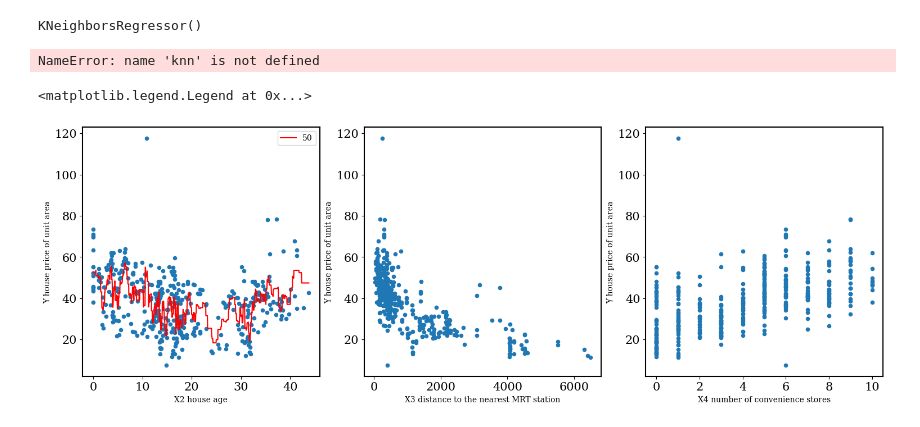
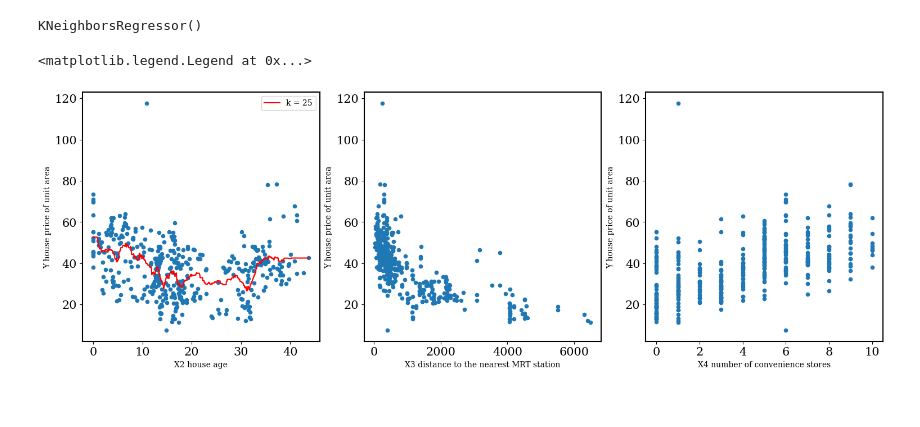
Before and after one commit to astroscar09/Elements_of_ML, a Jupyter notebook: 012925.ipynb, the cells around one changed output. Drawn from its saved outputs; the diff is of its cells as text; code cells hidden in the pictures.

```diff
--- a/012925.ipynb
+++ b/012925.ipynb
@@ -66,9 +66,9 @@ def fitting_1d_KNN(X, Y, n_neighbors):
     knn_regressor = KNeighborsRegressor(n_neighbors=n_neighbors)
     knn_regressor.fit(transform_x, transform_y)
 
-    y_fine = knn_regressor.predict(x_fine)
+    y_fine = knn_regressor.predict(x_fine.reshape(-1, 1))
 
-    return x_fine, y_fine
+    return x_fine, y_fine.flatten()
 # %%
 from sklearn.neighbors import KNeighborsRegressor
 knn_regressor = KNeighborsRegressor(n_neighbors=5)
@@ -76,19 +76,18 @@ knn_regressor.fit(df[X2].to_numpy().reshape(-1, 1), df[Y].to_numpy().reshape(-1,
 # %% [output]
 KNeighborsRegressor()
 # %%
-x, y = fitting_1d_KNN(df[X2].to_numpy(), df[Y].to_numpy(), 50)
+k = 25
+x, y = fitting_1d_KNN(df[X2].to_numpy(), df[Y].to_numpy(), k)
-# %% [output]
-NameError: name 'knn' is not defined
 # %%
 fig, ax = plt.subplots(1, 3, figsize = (15, 5), constrained_layout = True)
 
 df.plot(x = 'X2 house age', y = 'Y house price of unit area', kind = 'scatter', ax = ax[0])
-ax[0].plot(x.flatten(), y.flatten(), color = 'red', label = 'k = 50')
+ax[0].plot(x.flatten(), y.flatten(), color = 'red', label = f'k = {k}')
 df.plot(x = 'X3 distance to the nearest MRT station', y = 'Y house price of unit area', kind = 'scatter', ax = ax[1])
 #ax[1].plot(X2, Y2, color = 'red')
 df.plot(x = 'X4 number of convenience stores', y = 'Y house price of unit area', kind = 'scatter', ax = ax[2])
 #ax[2].plot(X3, Y3, color = 'red')
 ax[0].legend()
 # %% [output]
 <matplotlib.legend.Legend at 0x...>
-[figure, old version]
+[figure, new version]
```
Also changed, not shown: parts of 33 cells of this notebook, 5 other files.
